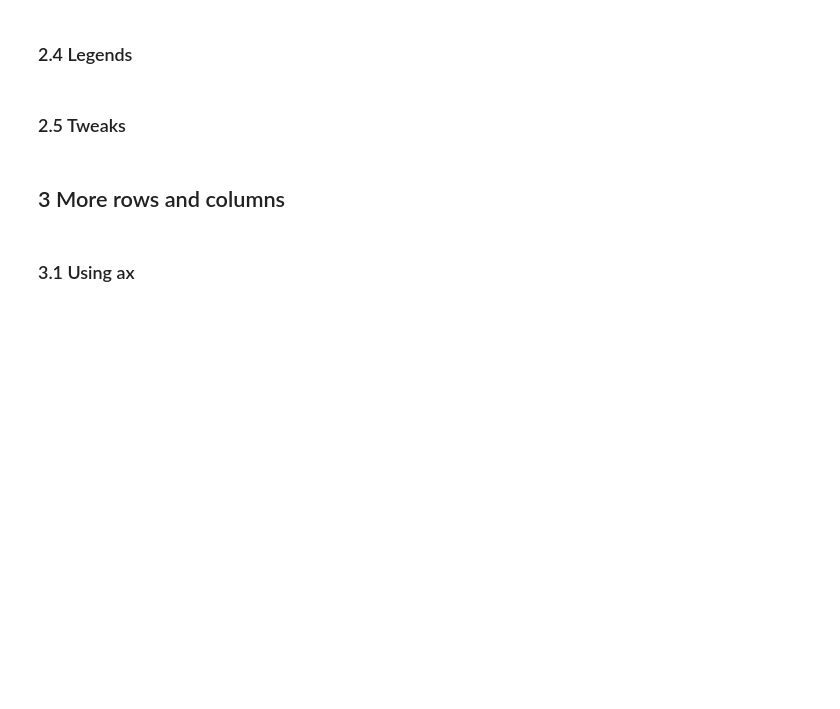
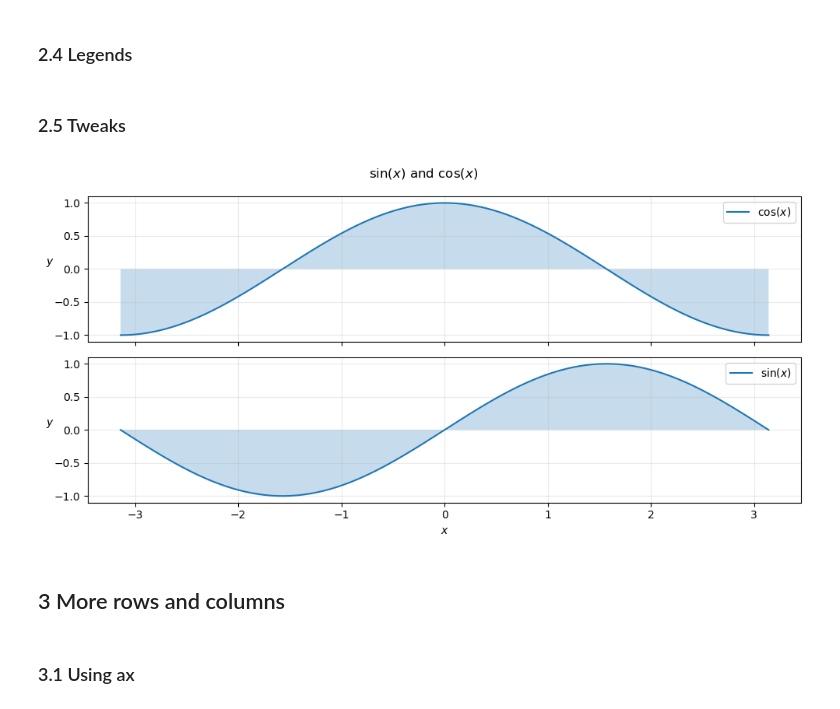
Before and after one commit to SPS-SP2273/learning-portfolio-russell-ykh, a Jupyter notebook: plotting/plotting_(good).ipynb, the cells around one changed output. Saved outputs shown, nothing was run; the diff lists cells and outputs as text; code cells hidden in the pictures; blank space fills up the shorter version.

```diff
--- a/plotting/plotting_(good).ipynb
+++ b/plotting/plotting_(good).ipynb
@@ -42,8 +69,27 @@
 # %% [markdown]
 ### 2.5 Tweaks
 # %%
+fig, ax = plt.subplots(nrows=2, ncols=1,
+                       figsize=(10, 5),   # 10 x 5 inches!
+                       sharex=True)
+ax[0].plot(x, cos_x, label=r'$\cos(x)$')
+ax[0].fill_between(x, 0, cos_x, alpha=.25)
+ax[1].plot(x, sin_x, label=r'$\sin(x)$')
+ax[1].fill_between(x, 0, sin_x, alpha=.25)
 
-# Your code here
+for a in ax:
+    a.legend()
+    a.grid(alpha=.25)
+    a.set_ylabel('$y$', rotation=0)
+
+ax[-1].set_xlabel('$x$')
+
+fig.suptitle(r'$\sin(x)$ and $\cos(x)$')
+fig.tight_layout()
+
+plt.show()
+# %% [output]
+[figure, added]
 # %% [markdown]
 ## 3 More rows and columns
 # %% [markdown]
```
Also changed, not shown: parts of 11 cells of this notebook, 3 other files.
